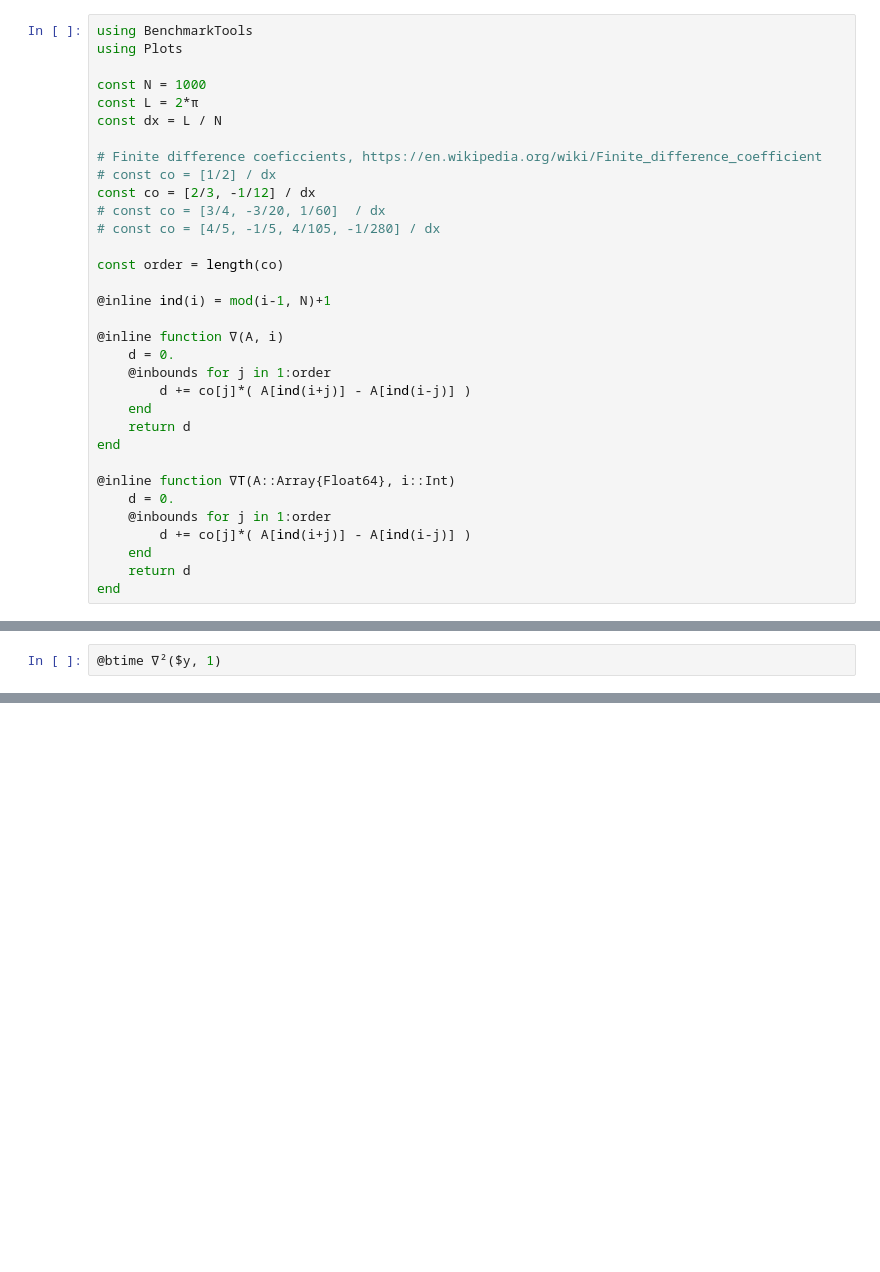
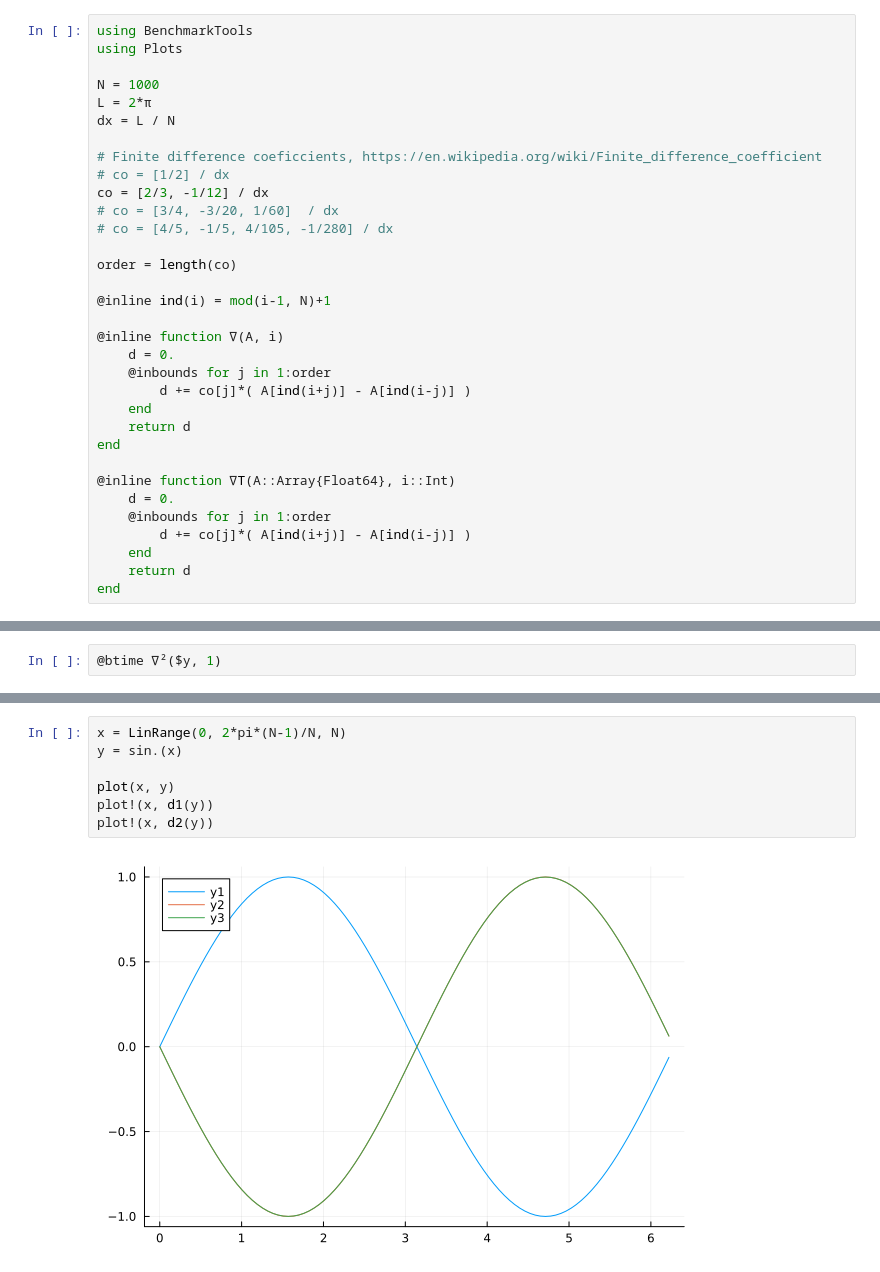
Before and after one commit to martkjoh/NRCH_finite_diff, a Jupyter notebook: timing.ipynb, the cells around one changed output, grey strips where cells are left out. Saved outputs shown, nothing was run; the diff lists cells and outputs as text; blank space fills up the shorter version.

```diff
--- a/timing.ipynb
+++ b/timing.ipynb
@@ -2,17 +2,17 @@
 using BenchmarkTools
 using Plots
 
-const N = 1000
-const L = 2*π
-const dx = L / N
+N = 1000
+L = 2*π
+dx = L / N
 
 # Finite difference coeficcients, https://en.wikipedia.org/wiki/Finite_difference_coefficient
-# const co = [1/2] / dx
-const co = [2/3, -1/12] / dx
-# const co = [3/4, -3/20, 1/60]  / dx
-# const co = [4/5, -1/5, 4/105, -1/280] / dx
+# co = [1/2] / dx
+co = [2/3, -1/12] / dx
+# co = [3/4, -3/20, 1/60]  / dx
+# co = [4/5, -1/5, 4/105, -1/280] / dx
 
-const order = length(co)
+order = length(co)
 
 @inline ind(i) = mod(i-1, N)+1
 
@@ -181,0 +284,9 @@ end
+# %%
+x = LinRange(0, 2*pi*(N-1)/N, N)
+y = sin.(x)
+
+plot(x, y)
+plot!(x, d1(y))
+plot!(x, d2(y))
+# %% [output]
+[figure, added]
```
Also changed, not shown: parts of 8 cells of this notebook, 7 other files.
